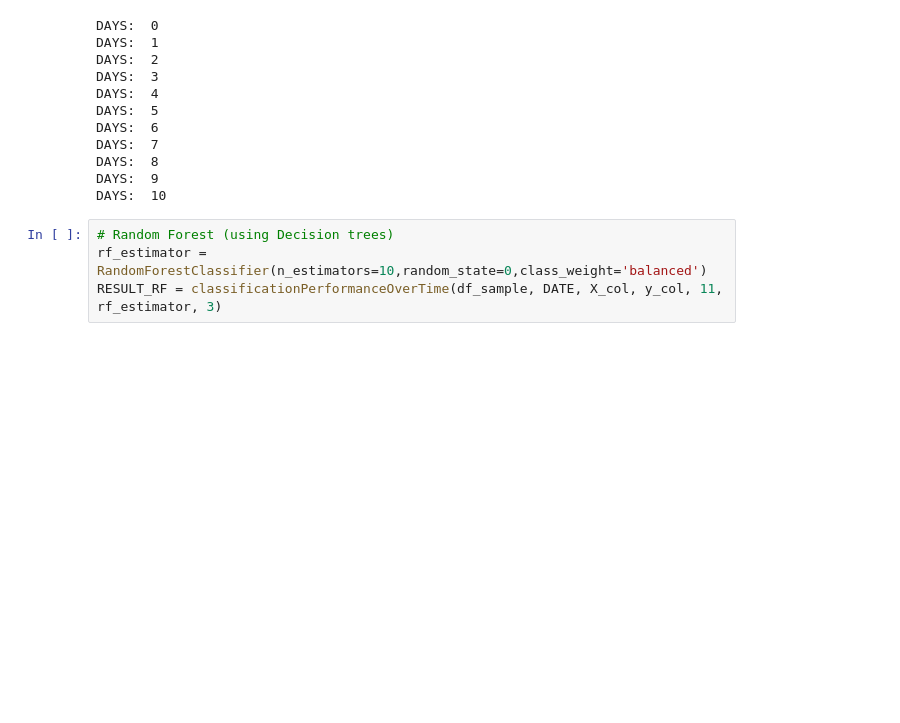
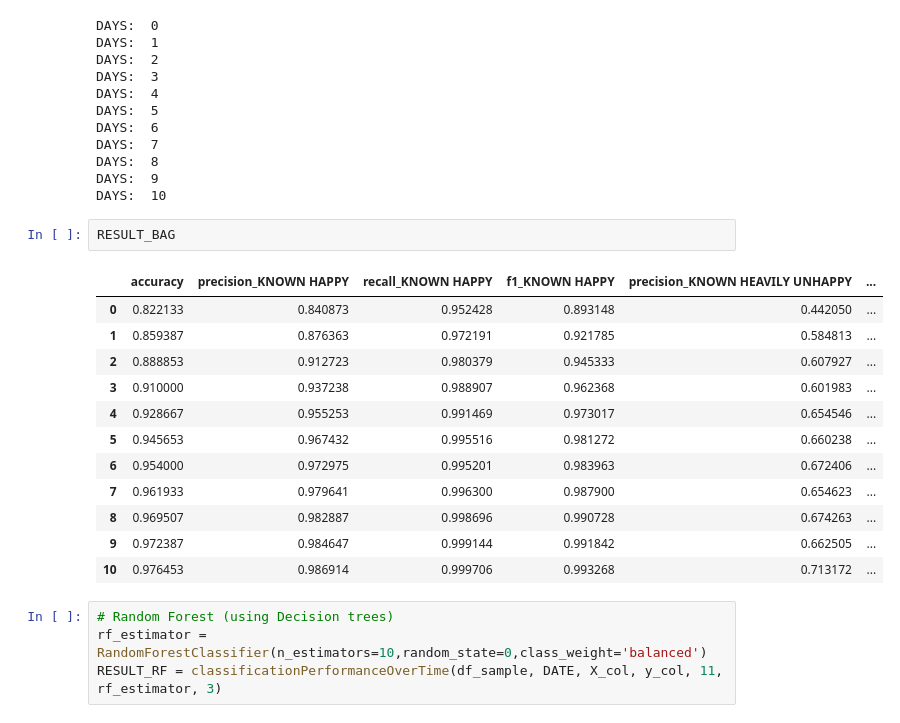
Before and after one commit to thomas-brink/CAT-HCOT, a Jupyter notebook: Seminar_Base_Classifiers.ipynb, the cells around one changed output. Cells and saved outputs as stored; diff of their text form; blank space fills up the shorter version.

```diff
--- a/Seminar_Base_Classifiers.ipynb
+++ b/Seminar_Base_Classifiers.ipynb
@@ -560,6 +608,21 @@ DAYS:  7
 DAYS:  8
 DAYS:  9
 DAYS:  10
+# %%
+RESULT_BAG
+# %% [output]
+|  | accuracy | precision_KNOWN HAPPY | recall_KNOWN HAPPY | f1_KNOWN HAPPY | precision_KNOWN HEAVILY UNHAPPY | ... |
+| 0 | 0.822133 | 0.840873 | 0.952428 | 0.893148 | 0.442050 | ... |
+| 1 | 0.859387 | 0.876363 | 0.972191 | 0.921785 | 0.584813 | ... |
+| 2 | 0.888853 | 0.912723 | 0.980379 | 0.945333 | 0.607927 | ... |
+| 3 | 0.910000 | 0.937238 | 0.988907 | 0.962368 | 0.601983 | ... |
+| 4 | 0.928667 | 0.955253 | 0.991469 | 0.973017 | 0.654546 | ... |
+| 5 | 0.945653 | 0.967432 | 0.995516 | 0.981272 | 0.660238 | ... |
+| 6 | 0.954000 | 0.972975 | 0.995201 | 0.983963 | 0.672406 | ... |
+| 7 | 0.961933 | 0.979641 | 0.996300 | 0.987900 | 0.654623 | ... |
+| 8 | 0.969507 | 0.982887 | 0.998696 | 0.990728 | 0.674263 | ... |
+| 9 | 0.972387 | 0.984647 | 0.999144 | 0.991842 | 0.662505 | ... |
+| 10 | 0.976453 | 0.986914 | 0.999706 | 0.993268 | 0.713172 | ... |
 # %%
 # Random Forest (using Decision trees)
 rf_estimator = RandomForestClassifier(n_estimators=10,random_state=0,class_weight='balanced')
```
Also changed, not shown: parts of 10 cells of this notebook.
